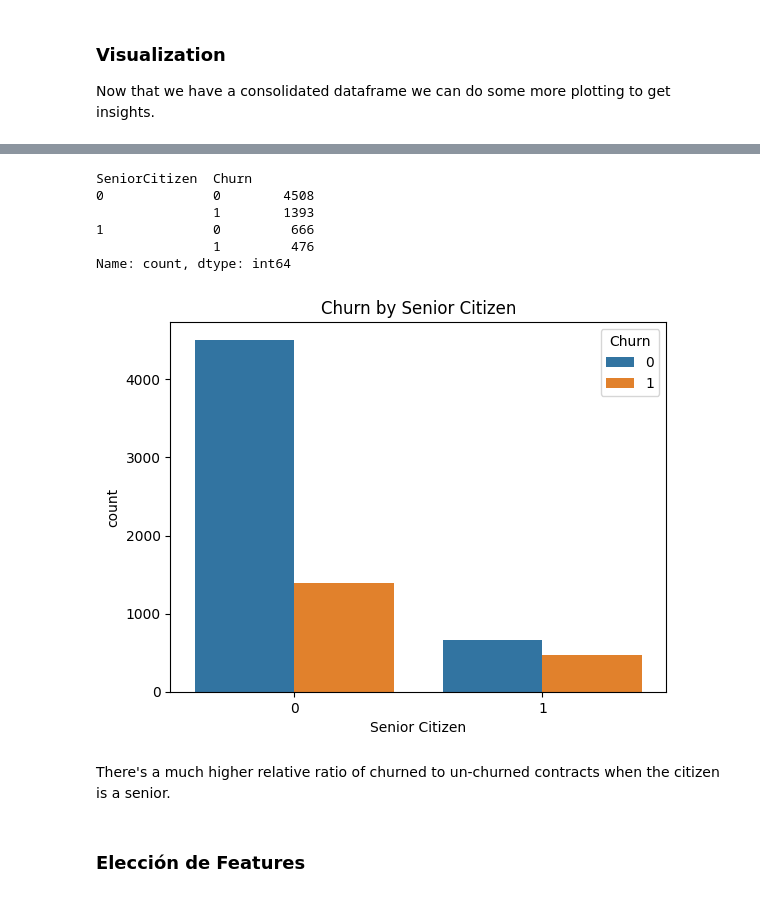
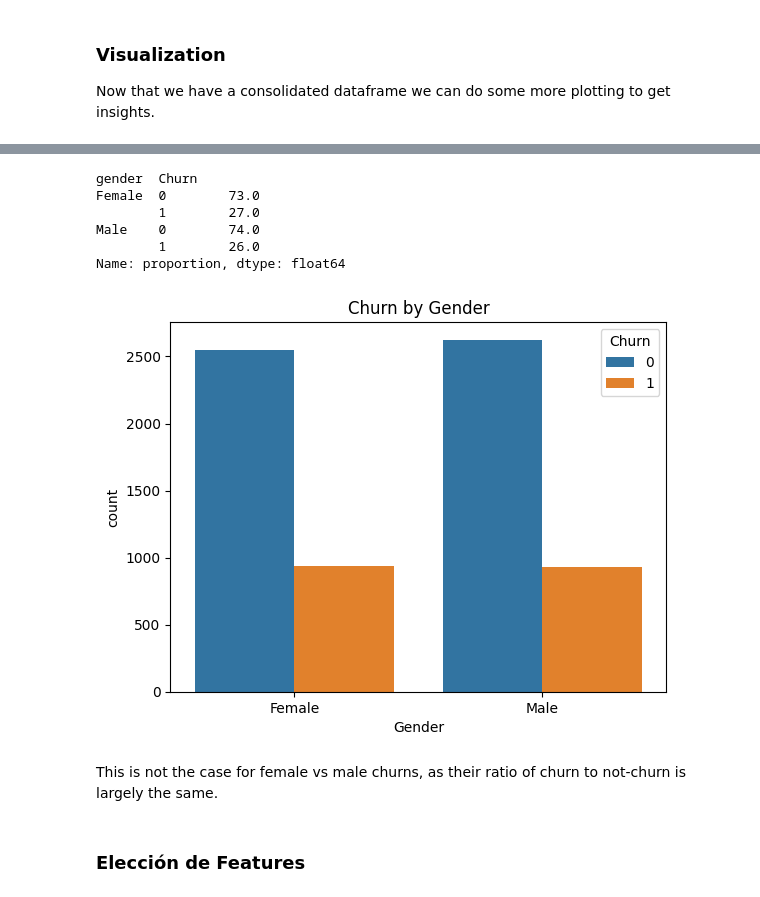
Before and after one commit to MrDonBromo/Telecom-Churn-Prediction, a Jupyter notebook: Final Project.ipynb, the cells around one changed output, grey strips where cells are left out. Cells and saved outputs as stored; diff of their text form; code cells hidden in the pictures.

```diff
--- a/Final Project.ipynb
+++ b/Final Project.ipynb
@@ -656,7 +651,7 @@ memory usage: 963.6+ KB
 Hemos juntado todas las tablas en una sola. Tenemos 21 columnas, de las cuales eligiremos las de mayor relevancia para predecir nuestro objetivo "Churn". Se hizo un join "izquierda" para identificar a todos los clientes, incluso los que no tienen servicios de internet, o no tienen línea telefónica, y se pueden identificar como los null. De los 7043 contratos, se identificaron aprox 4000 que tienen ambos servicios. Lo bueno aquí es que todos los clientes tienen sus datos personales. Vamos a manejar los null en la siguiente parte.
 # %%
 df_merged['InternetService'] = df_merged['InternetService'].cat.add_categories(['No Service'])
-df_merged['InternetService'].fillna('No Service', inplace=True)
+df_merged['InternetService'] = df_merged['InternetService'].fillna('No Service')
 
 df_merged.info()
 # %% [output]
@@ -761,19 +764,19 @@ Now that we have a consolidated dataframe we can do some more plotting to get in
 # %%
-sns.countplot(data=df_merged, x='SeniorCitizen', hue='Churn')
-plt.xlabel('Senior Citizen')
-plt.title('Churn by Senior Citizen')
+sns.countplot(data=df_merged, x='gender', hue='Churn')
+plt.xlabel('Gender')
+plt.title('Churn by Gender')
 
-print(df_merged.groupby('SeniorCitizen')['Churn'].value_counts())
+print(round(df_merged.groupby('gender')['Churn'].value_counts(normalize=True)*100, 0))
 # %% [output]
-SeniorCitizen  Churn
-0              0        4508
-               1        1393
-1              0         666
-               1         476
-Name: count, dtype: int64
+gender  Churn
+Female  0        73.0
+        1        27.0
+Male    0        74.0
+        1        26.0
+Name: proportion, dtype: float64
-[figure, old version]
+[figure, new version]
-# %% [markdown]
-There's a much higher relative ratio of churned to un-churned contracts when the citizen is a senior.
+# %% [markdown]
+This is not the case for female vs male churns, as their ratio of churn to not-churn is largely the same.
 # %% [markdown]
 ### Elección de Features
 # %% [markdown]
```
Also changed, not shown: parts of 8 cells of this notebook.
